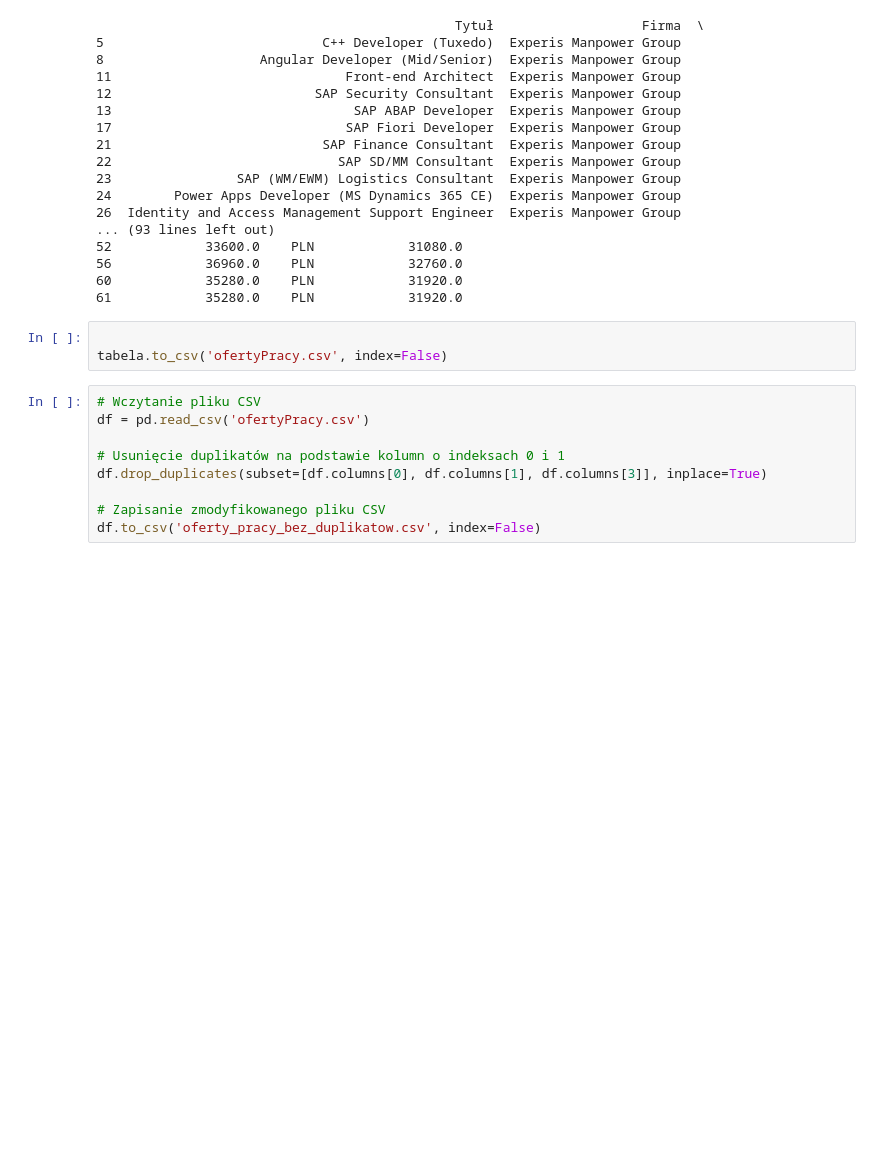
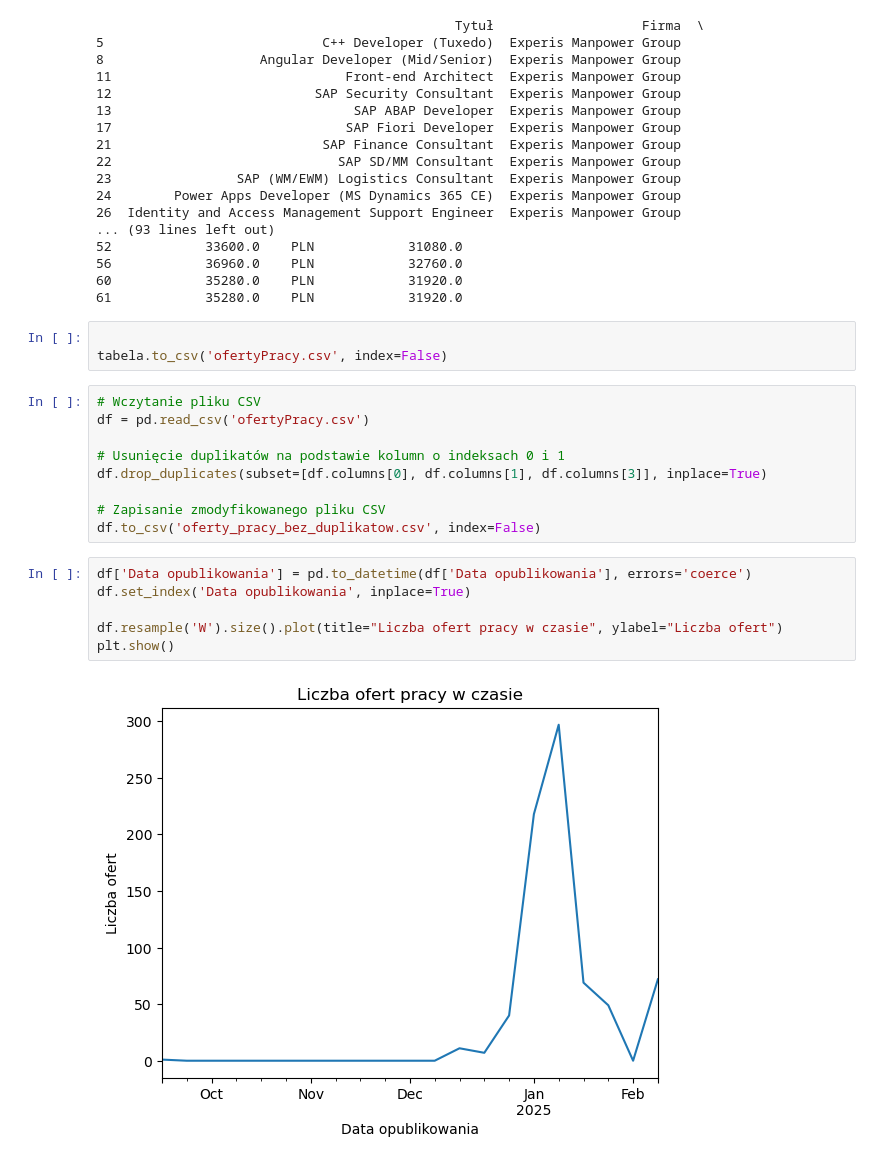
Before and after one commit to BartlomiejRyczek/Scraper, a Jupyter notebook: analizaDanych.ipynb, the cells around one changed output. Saved outputs shown, nothing was run; the diff lists cells and outputs as text; blank space fills up the shorter version.

```diff
--- a/analizaDanych.ipynb
+++ b/analizaDanych.ipynb
@@ -253,3 +252,11 @@ df.drop_duplicates(subset=[df.columns[0], df.columns[1], df.columns[3]], inplace
 
 # Zapisanie zmodyfikowanego pliku CSV
 df.to_csv('oferty_pracy_bez_duplikatow.csv', index=False)
+# %%
+df['Data opublikowania'] = pd.to_datetime(df['Data opublikowania'], errors='coerce')
+df.set_index('Data opublikowania', inplace=True)
+
+df.resample('W').size().plot(title="Liczba ofert pracy w czasie", ylabel="Liczba ofert")
+plt.show()
+# %% [output]
+[figure, added]
```
Also changed, not shown: parts of 6 cells of this notebook, 7 other files.
